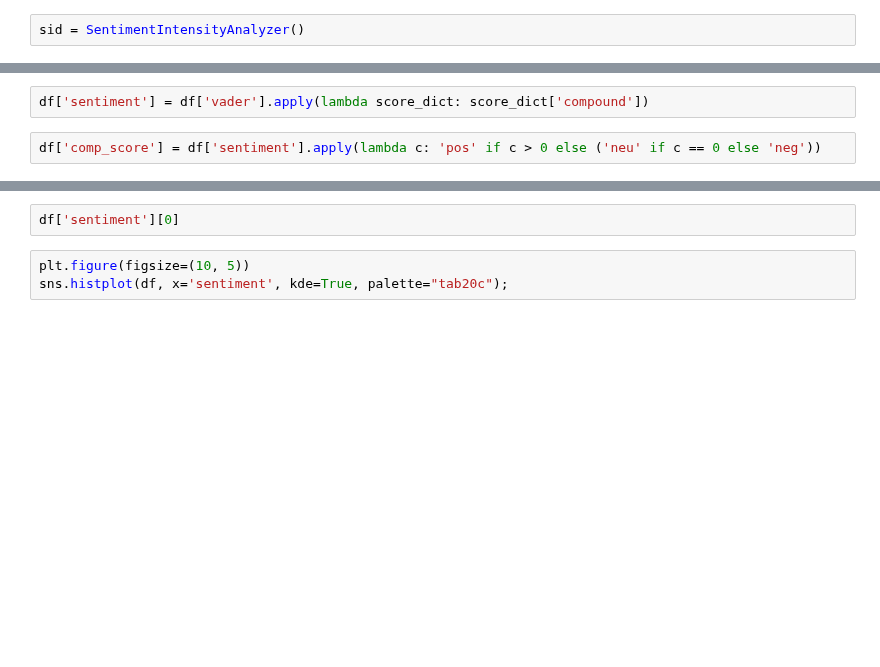
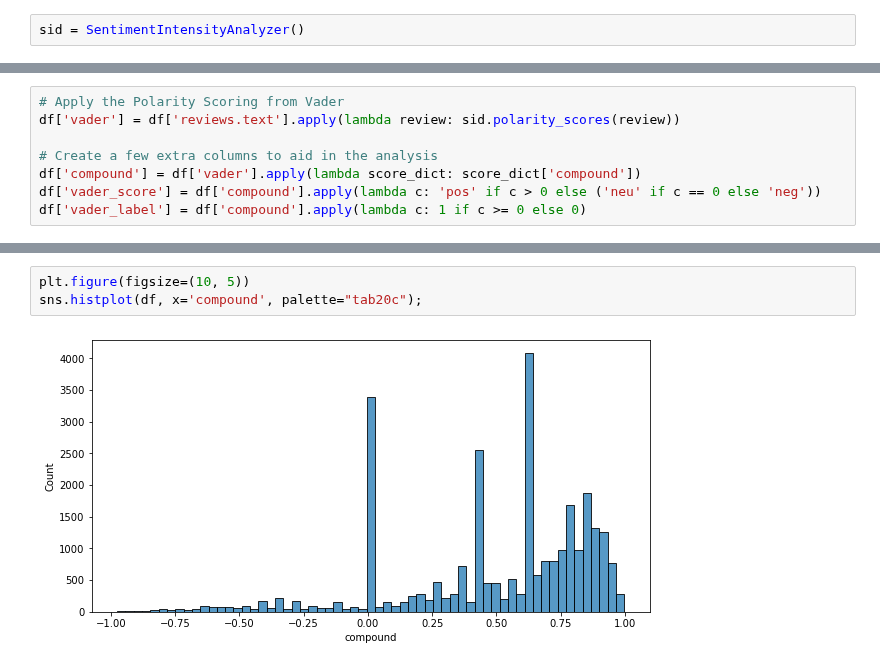
Before and after one commit to broepke/DATA110, a Jupyter notebook: Week 10/DATA110-Week10-broepke.ipynb, the cells around one changed output, grey strips where cells are left out. Drawn from its saved outputs; the diff is of its cells as text; blank space fills up the shorter version.

```diff
--- a/Week 10/DATA110-Week10-broepke.ipynb
+++ b/Week 10/DATA110-Week10-broepke.ipynb
@@ -621,5 +644,9 @@ df['vader'] = df['reviews.text'].apply(lambda review: sid.polarity_scores(review
-# %%
-df['sentiment'] = df['vader'].apply(lambda score_dict: score_dict['compound'])
-# %%
-df['comp_score'] = df['sentiment'].apply(lambda c: 'pos' if c > 0 else ('neu' if c == 0 else 'neg'))
+# %%
+# Apply the Polarity Scoring from Vader
+df['vader'] = df['reviews.text'].apply(lambda review: sid.polarity_scores(review))
+
+# Create a few extra columns to aid in the analysis
+df['compound'] = df['vader'].apply(lambda score_dict: score_dict['compound'])
+df['vader_score'] = df['compound'].apply(lambda c: 'pos' if c > 0 else ('neu' if c == 0 else 'neg'))
+df['vader_label'] = df['compound'].apply(lambda c: 1 if c >= 0 else 0)
 # %%
@@ -627,7 +662,7 @@ df
-# %%
-df['sentiment'][0]
 # %%
 plt.figure(figsize=(10, 5))
-sns.histplot(df, x='sentiment', kde=True, palette="tab20c");
+sns.histplot(df, x='compound', palette="tab20c");
+# %% [output]
+[figure, added]
 # %%
 plt.figure(figsize=(10, 5))
```
Also changed, not shown: parts of 41 cells of this notebook.
